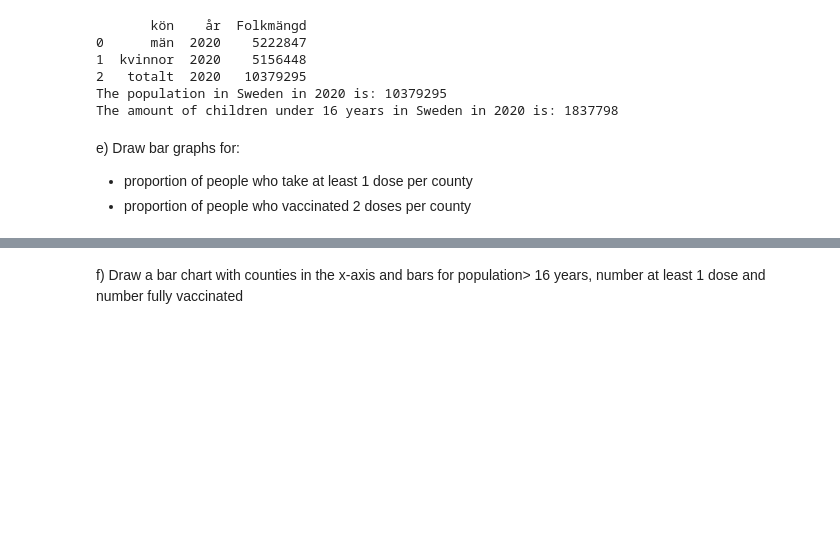
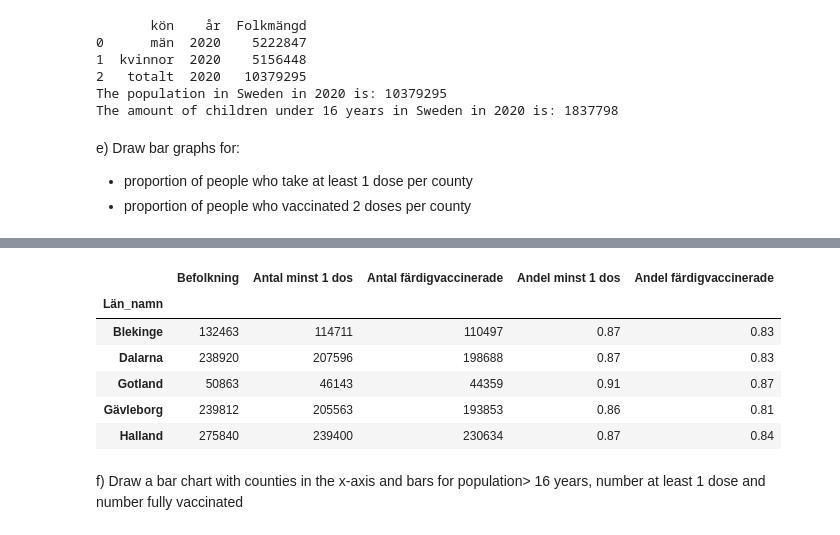
Before and after one commit to yuna-liu/Databehandling-Yuna-Liu, a Jupyter notebook: Labs/Lab1_Covid-19/lab1_covid19.ipynb, the cells around one changed output, grey strips where cells are left out. Saved outputs shown, nothing was run; the diff lists cells and outputs as text; code cells hidden in the pictures; blank space fills up the shorter version.

```diff
--- a/Labs/Lab1_Covid-19/lab1_covid19.ipynb
+++ b/Labs/Lab1_Covid-19/lab1_covid19.ipynb
@@ -341 +333,14 @@ e) Draw bar graphs for:
+# %%
+vaccin_group = vaccin.groupby(["Län_namn"])[["Befolkning", "Antal minst 1 dos", "Antal färdigvaccinerade"]].sum()
+vaccin_group["Andel minst 1 dos"] = (vaccin_group["Antal minst 1 dos"]/vaccin_group["Befolkning"]).round(2)
+vaccin_group["Andel färdigvaccinerade"] = (vaccin_group["Antal färdigvaccinerade"]/vaccin_group["Befolkning"]).round(2)
+vaccin_group.head()
+# %% [output]
+|  | Befolkning | Antal minst 1 dos | Antal färdigvaccinerade | Andel minst 1 dos | Andel färdigvaccinerade |
+| Län_namn |  |  |  |  |  |
+| Blekinge | 132463 | 114711 | 110497 | 0.87 | 0.83 |
+| Dalarna | 238920 | 207596 | 198688 | 0.87 | 0.83 |
+| Gotland | 50863 | 46143 | 44359 | 0.91 | 0.87 |
+| Gävleborg | 239812 | 205563 | 193853 | 0.86 | 0.81 |
+| Halland | 275840 | 239400 | 230634 | 0.87 | 0.84 |
 # %%
```
Also changed, not shown: parts of 8 cells of this notebook, 11 other files.
